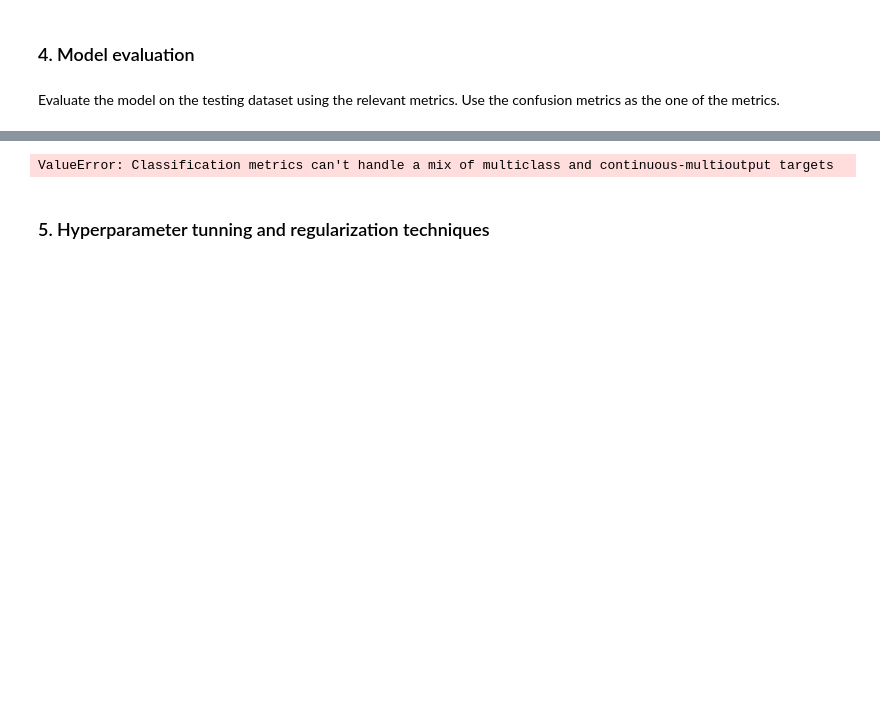
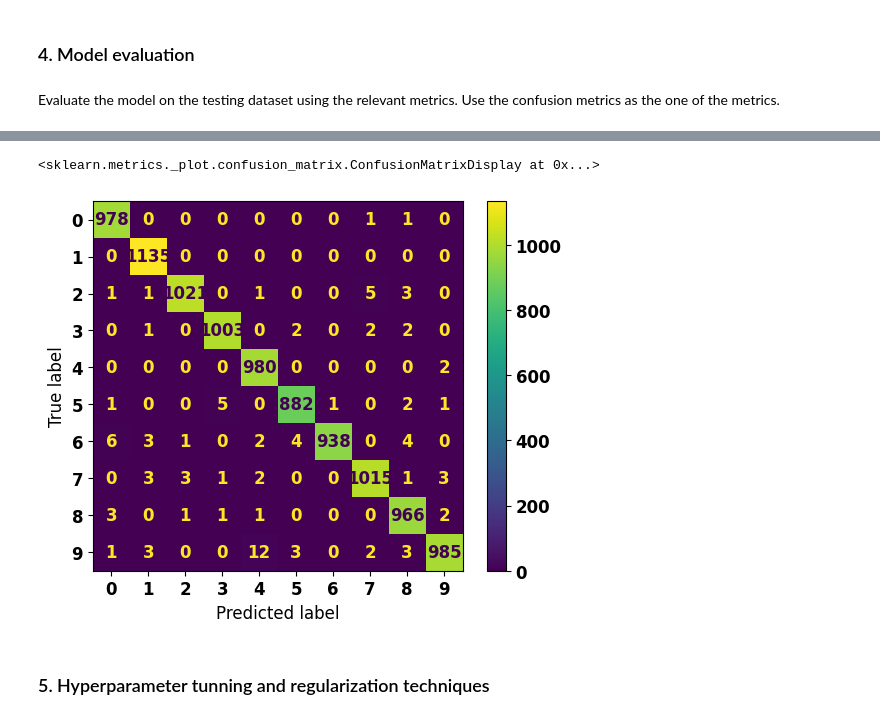
Before and after one commit to GraniteGobbler/MPA-MLF-Kois, a Jupyter notebook: Lab_07/Ex_07.ipynb, the cells around one changed output, grey strips where cells are left out. Cells and saved outputs as stored; diff of their text form; code cells hidden in the pictures; blank space fills up the shorter version.

```diff
--- a/Lab_07/Ex_07.ipynb
+++ b/Lab_07/Ex_07.ipynb
@@ -239,16 +239,12 @@ Evaluate the model on the testing dataset using the relevant metrics. Use the co
 # Import and show confusion matrix
 from sklearn.metrics import confusion_matrix
 from sklearn.metrics import ConfusionMatrixDisplay
-import seaborn as sns
 
-labels = ['0', '1', '2', '3', '4', '5', '6', '7', '8', '9']
+y_predict = model.predict(X_test)
+y_predict = np.argmax(y_predict, axis=1)
+y_test_decoded = np.argmax(y_test_encoded, axis=1)
 
-
-y_pred = model.predict(X_test)
-confusion_matrix(y_test, y_pred)
-ConfusionMatrixDisplay.from_predictions(y_test, y_pred)
-
-
-
+confusion_matrix(y_test_decoded, y_predict)
+ConfusionMatrixDisplay.from_predictions(y_test_decoded,y_predict)
 ###################################
 # %% [output]
@@ -256 +252,2 @@ ConfusionMatrixDisplay.from_predictions(y_test, y_pred)
-ValueError: Classification metrics can't handle a mix of multiclass and continuous-multioutput targets
+<sklearn.metrics._plot.confusion_matrix.ConfusionMatrixDisplay at 0x...>
+[figure, added]
```
Also changed, not shown: parts of 6 cells of this notebook.
